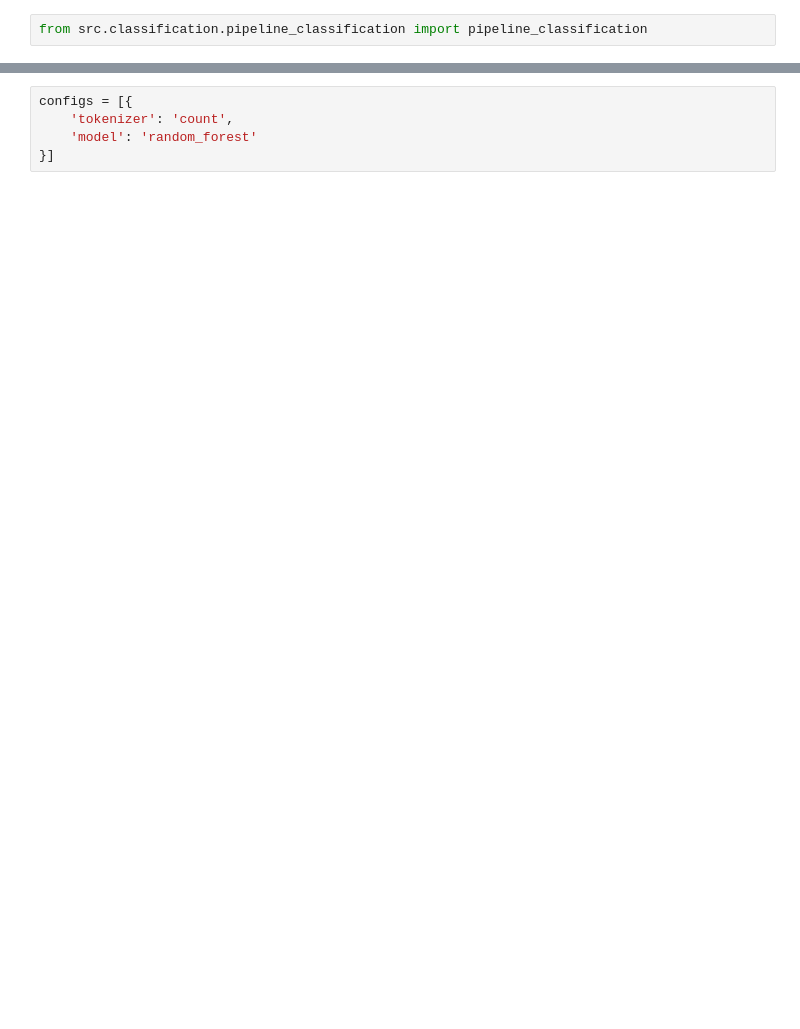
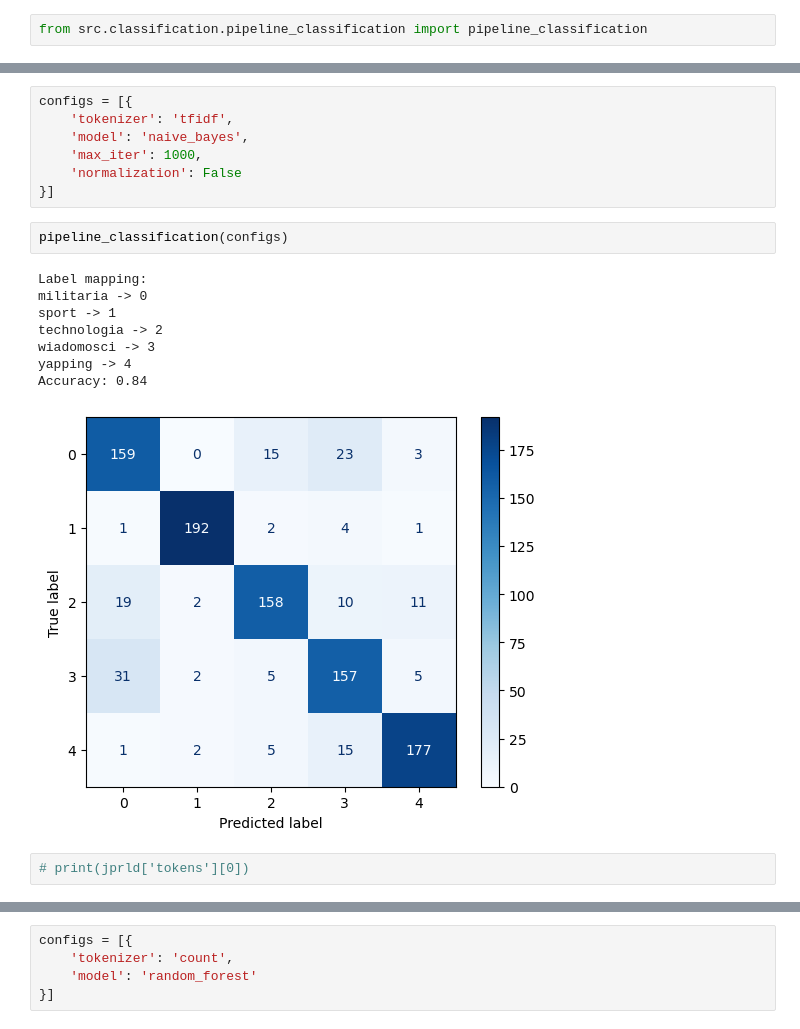
Before and after one commit to mkaniowski/data-minning, a Jupyter notebook: notebooks/classify_data.ipynb, the cells around one changed output, grey strips where cells are left out. Drawn from its saved outputs; the diff is of its cells as text; blank space fills up the shorter version.

```diff
--- a/notebooks/classify_data.ipynb
+++ b/notebooks/classify_data.ipynb
@@ -19,0 +22,20 @@ Accuracy: 0.38
+# %%
+configs = [{
+    'tokenizer': 'tfidf',
+    'model': 'naive_bayes',
+    'max_iter': 1000,
+    'normalization': False
+}]
+# %%
+pipeline_classification(configs)
+# %% [output]
+Label mapping:
+militaria -> 0
+sport -> 1
+technologia -> 2
+wiadomosci -> 3
+yapping -> 4
+Accuracy: 0.84
+[figure, added]
+# %%
+# print(jprld['tokens'][0])
```
Also changed, not shown: parts of 24 cells of this notebook, 17 other files.
